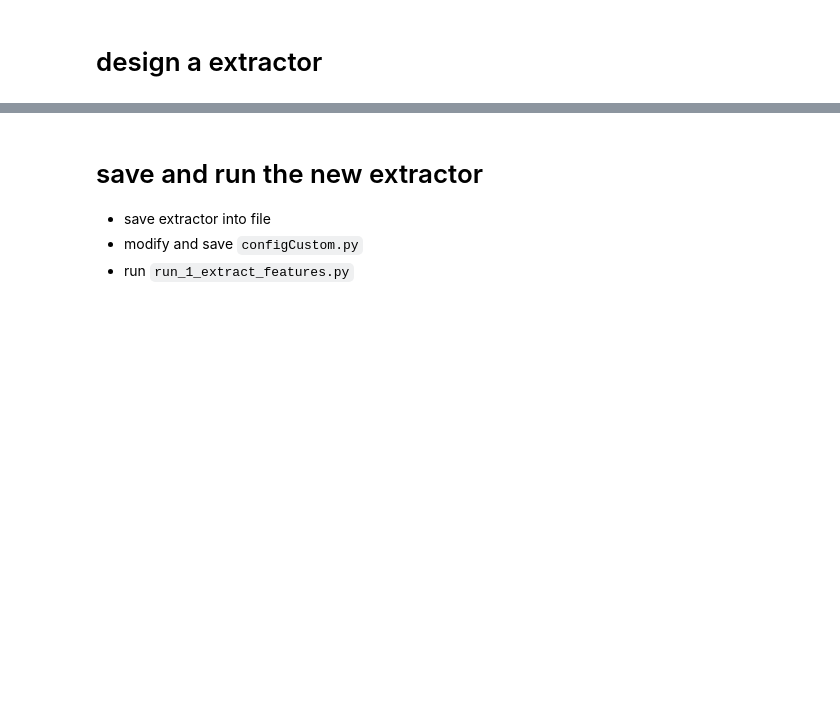
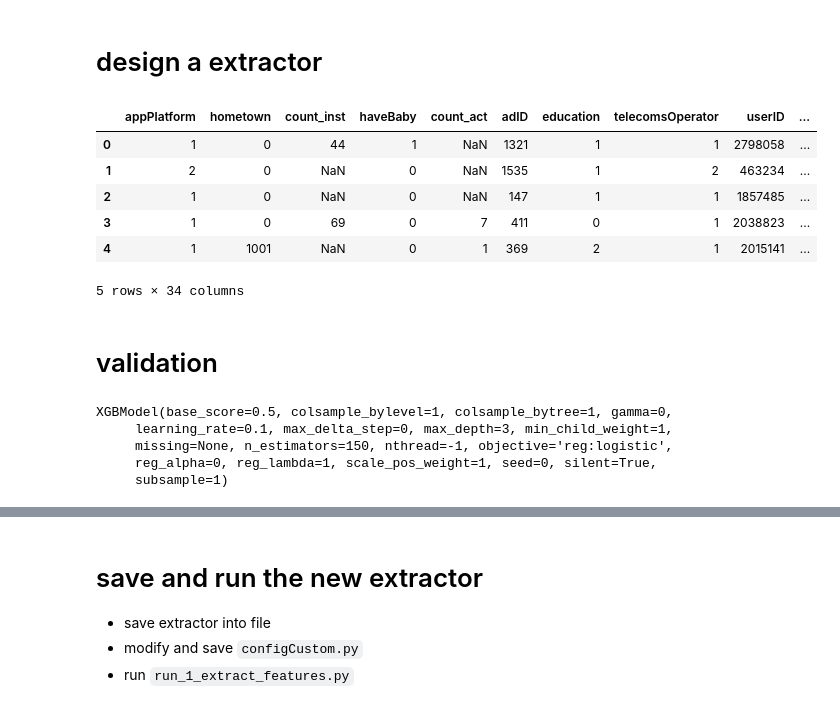
Before and after one commit to crackhopper/tpai-competition, a Jupyter notebook: boilerplates/1.Feature Extraction.ipynb, the cells around one changed output, grey strips where cells are left out. Drawn from its saved outputs; the diff is of its cells as text; code cells hidden in the pictures; blank space fills up the shorter version.

```diff
--- a/boilerplates/1.Feature Extraction.ipynb
+++ b/boilerplates/1.Feature Extraction.ipynb
@@ -60,0 +56,35 @@ print newtrX.shape, trX.shape
+# %%
+import numpy as np
+import pandas as pd
+def CvrStatisticsByKey(train_label,X,key):
+    dfCvr = train_label.groupby(key).apply(lambda df: np.mean(df["label"])).reset_index()
+    dfCvr.columns=[key,key+'Cvr']
+    newX = pd.merge(X,dfCvr,on=key,how='left')
+    return newX
+
+def split_time(tm):
+    day=(tm//10000)%7
+    hour = (tm%10000)//100
+    minute = (tm%100)
+    return (day,minute,hour)
+
+def convertTime(df):
+    timeInfo = df.apply(lambda row: split_time(row['clickTime']), axis=1)
+    df['clickDay'],df['clickHour'],df['clickMin']=zip(*timeInfo)
+    return df
+
+dfTrain = convertTime(trX.copy())
+dfTrain['label']=trY.copy()
+
+def _extract(X,y,raw_data):
+    newX = convertTime(X)
+    newX = X
+    newX = CvrStatisticsByKey(dfTrain,newX,'appID')
+    newX = CvrStatisticsByKey(dfTrain,newX,'positionID')
+    newX = CvrStatisticsByKey(dfTrain,newX,'connectionType')
+    newX = CvrStatisticsByKey(dfTrain,newX,'camgaignID')
+    newX = CvrStatisticsByKey(dfTrain,newX,'count_act')
+    newX = CvrStatisticsByKey(dfTrain,newX,'clickDay')
+    del newX['clickTime']
+    del newX['appID']
+    return newX,y,raw_data
@@ -60,0 +94,12 @@ print newtrX.shape, trX.shape
+# %%
+trX.head()
+# %% [output]
+|  | appPlatform | hometown | count_inst | haveBaby | count_act | adID | education | telecomsOperator | userID | ... |
+| 0 | 1 | 0 | 44 | 1 | NaN | 1321 | 1 | 1 | 2798058 | ... |
+| 1 | 2 | 0 | NaN | 0 | NaN | 1535 | 1 | 2 | 463234 | ... |
+| 2 | 1 | 0 | NaN | 0 | NaN | 147 | 1 | 1 | 1857485 | ... |
+| 3 | 1 | 0 | 69 | 0 | 7 | 411 | 0 | 1 | 2038823 | ... |
+| 4 | 1 | 1001 | NaN | 0 | 1 | 369 | 2 | 1 | 2015141 | ... |
+5 rows × 34 columns
+# %% [markdown]
+# validation
@@ -60,0 +176,8 @@ print newtrX.shape, trX.shape
+# %%
+estimator.fit(trX,trY)
+# %% [output]
+XGBModel(base_score=0.5, colsample_bylevel=1, colsample_bytree=1, gamma=0,
+     learning_rate=0.1, max_delta_step=0, max_depth=3, min_child_weight=1,
+     missing=None, n_estimators=150, nthread=-1, objective='reg:logistic',
+     reg_alpha=0, reg_lambda=1, scale_pos_weight=1, seed=0, silent=True,
+     subsample=1)
```
Also changed, not shown: parts of 26 cells of this notebook.
